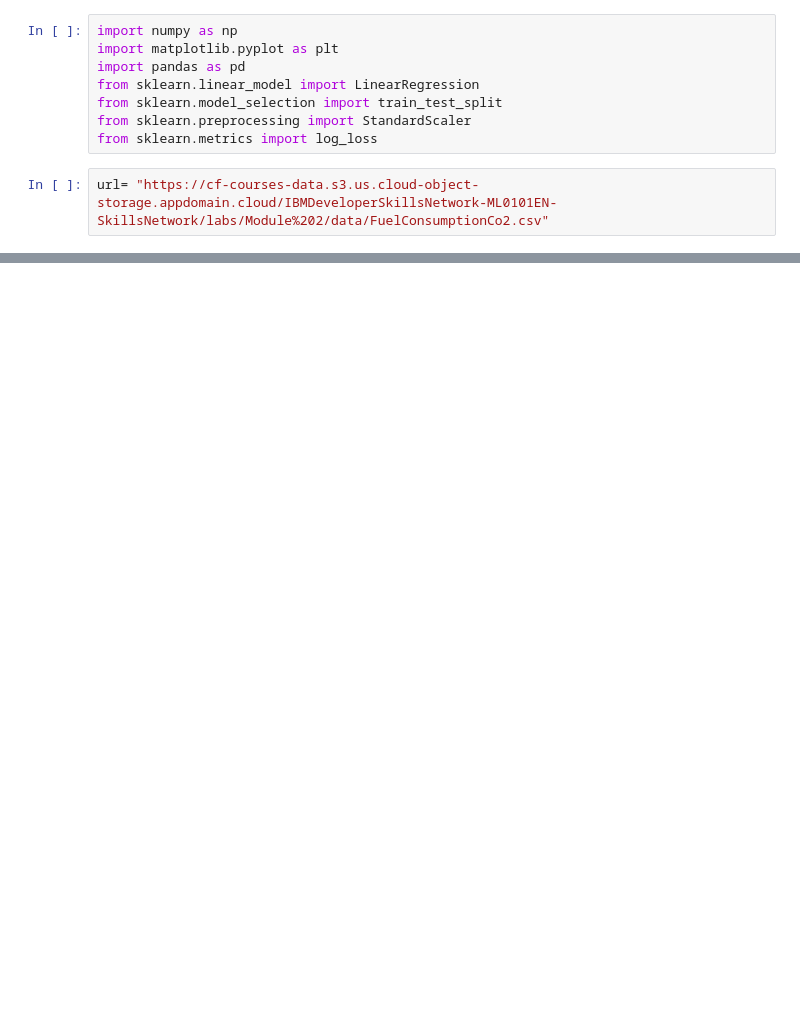
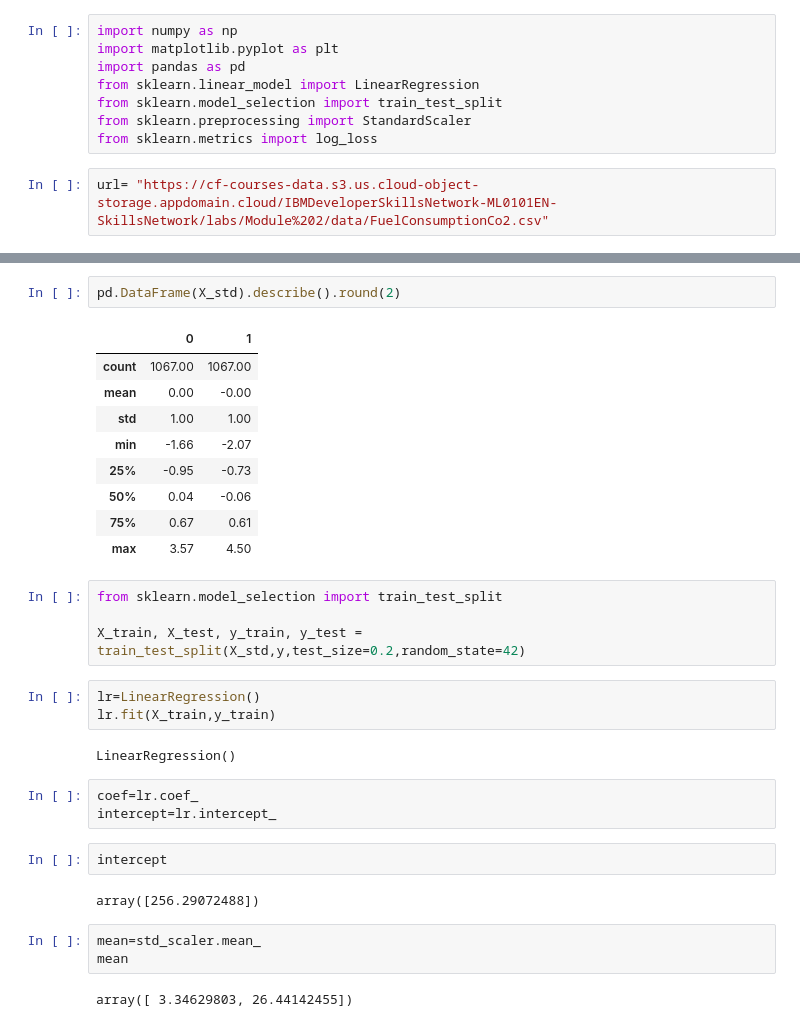
Before and after one commit to anant-jain01/ibm-ml, a Jupyter notebook: multiplelr.ipynb, the cells around one changed output, grey strips where cells are left out. Cells and saved outputs as stored; diff of their text form; blank space fills up the shorter version.

```diff
--- a/multiplelr.ipynb
+++ b/multiplelr.ipynb
@@ -20,0 +57,33 @@ df.head()
+# %%
+pd.DataFrame(X_std).describe().round(2)
+# %% [output]
+|  | 0 | 1 |
+| count | 1067.00 | 1067.00 |
+| mean | 0.00 | -0.00 |
+| std | 1.00 | 1.00 |
+| min | -1.66 | -2.07 |
+| 25% | -0.95 | -0.73 |
+| 50% | 0.04 | -0.06 |
+| 75% | 0.67 | 0.61 |
+| max | 3.57 | 4.50 |
+# %%
+from sklearn.model_selection import train_test_split
+
+X_train, X_test, y_train, y_test = train_test_split(X_std,y,test_size=0.2,random_state=42)
+# %%
+lr=LinearRegression()
+lr.fit(X_train,y_train)
+# %% [output]
+LinearRegression()
+# %%
+coef=lr.coef_
+intercept=lr.intercept_
+# %%
+intercept
+# %% [output]
+array([256.29072488])
+# %%
+mean=std_scaler.mean_
+mean
+# %% [output]
+array([ 3.34629803, 26.44142455])
```
Also changed, not shown: parts of 11 cells of this notebook, 1 other file.
